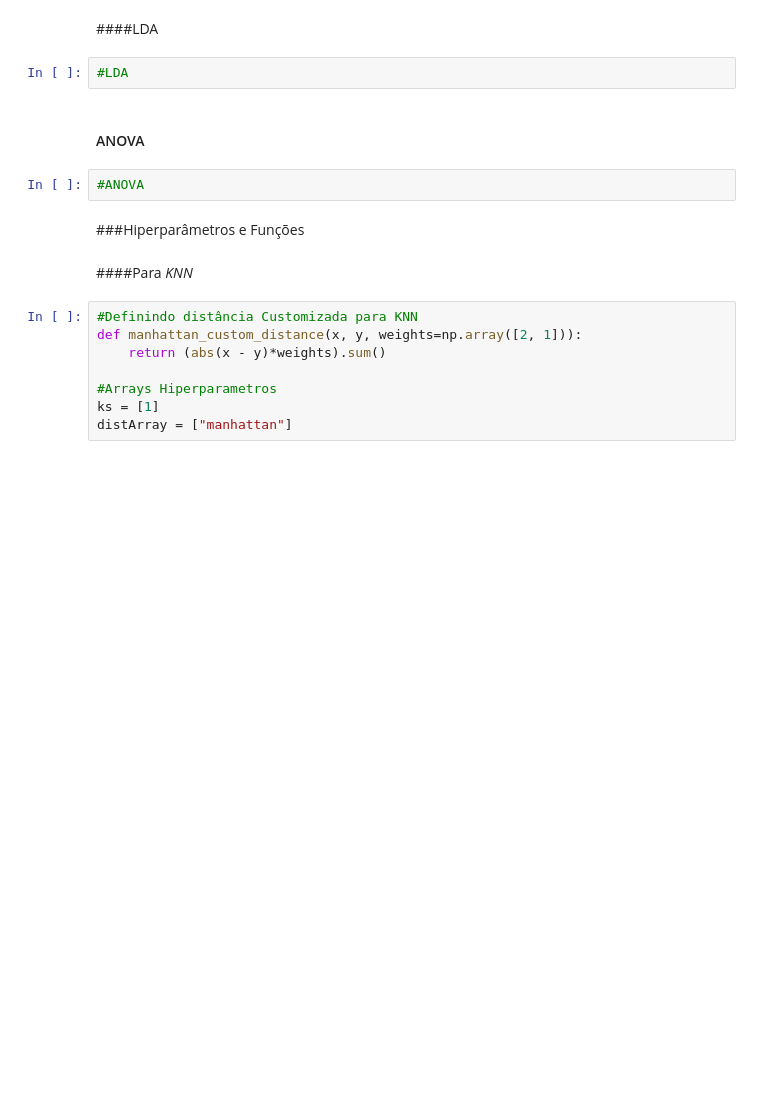
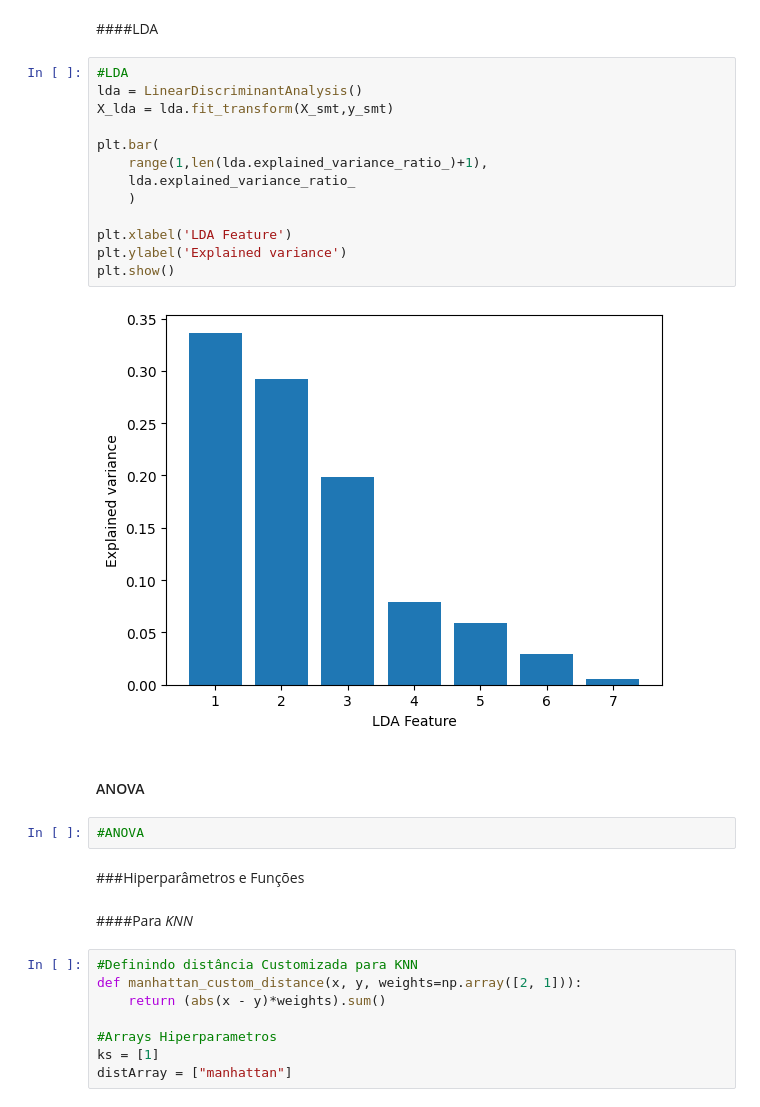
Before and after one commit to RenanSerraC/Machine_Learning_II_PES, a Jupyter notebook: MLII_Project.ipynb, the cells around one changed output. Cells and saved outputs as stored; diff of their text form; blank space fills up the shorter version.

```diff
--- a/MLII_Project.ipynb
+++ b/MLII_Project.ipynb
@@ -136,7 +144,20 @@ dtype: int64
 # %% [markdown]
 ####LDA
-# %%
-#LDA
+# %%
+#LDA
+lda = LinearDiscriminantAnalysis()
+X_lda = lda.fit_transform(X_smt,y_smt)
+
+plt.bar(
+    range(1,len(lda.explained_variance_ratio_)+1),
+    lda.explained_variance_ratio_
+    )
+
+plt.xlabel('LDA Feature')
+plt.ylabel('Explained variance')
+plt.show()
+# %% [output]
+[figure, added]
 # %% [markdown]
 #### ANOVA
 # %%
```
Also changed, not shown: parts of 14 cells of this notebook.
